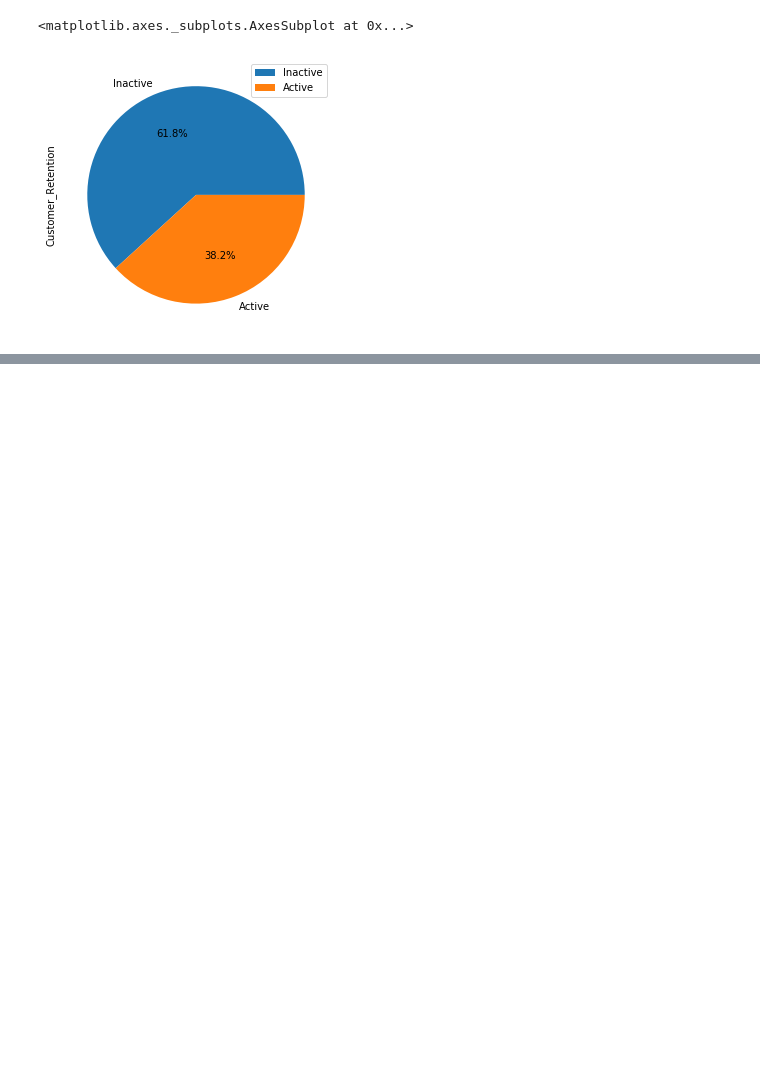
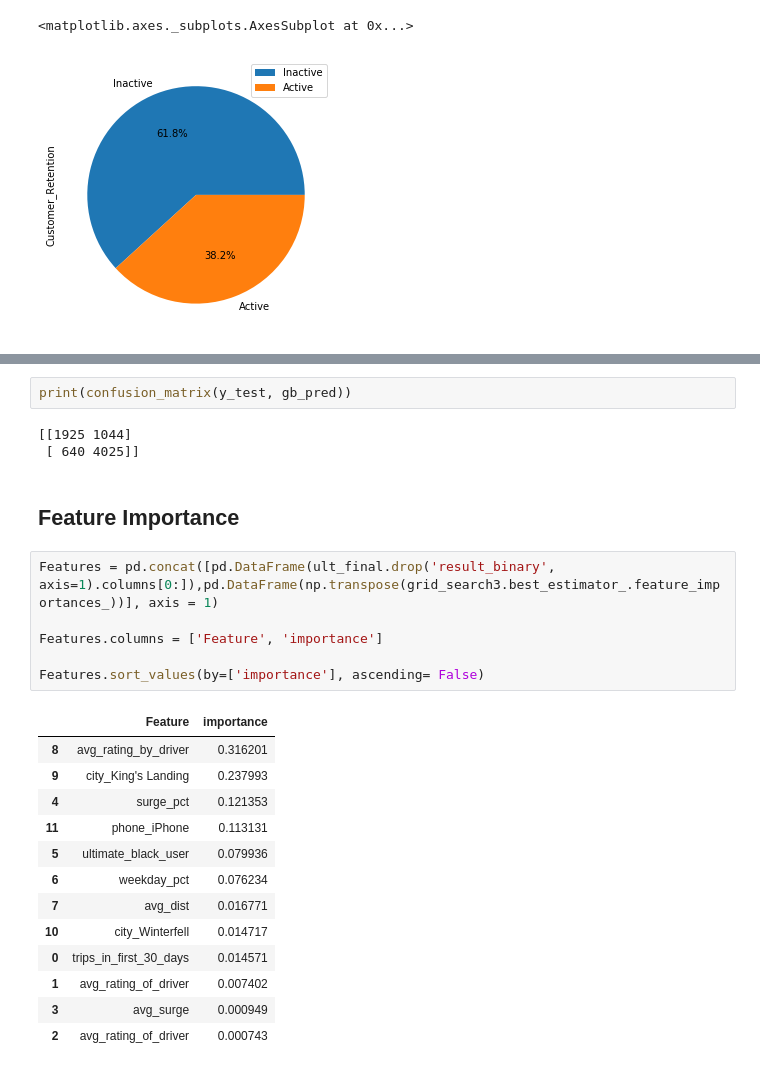
Before and after one commit to jel476/UltimateTechnologies-TakeHome, a Jupyter notebook: Code.ipynb, the cells around one changed output, grey strips where cells are left out. Cells and saved outputs as stored; diff of their text form; blank space fills up the shorter version.

```diff
--- a/Code.ipynb
+++ b/Code.ipynb
@@ -503,0 +592,27 @@ ult_final = pd.get_dummies(ult_final, drop_first=True)
+# %%
+print(confusion_matrix(y_test, gb_pred))
+# %% [output]
+[[1925 1044]
+ [ 640 4025]]
+# %% [markdown]
+## Feature Importance
+# %%
+Features = pd.concat([pd.DataFrame(ult_final.drop('result_binary', axis=1).columns[0:]),pd.DataFrame(np.transpose(grid_search3.best_estimator_.feature_importances_))], axis = 1)
+
+Features.columns = ['Feature', 'importance']
+
+Features.sort_values(by=['importance'], ascending= False)
+# %% [output]
+|  | Feature | importance |
+| 8 | avg_rating_by_driver | 0.316201 |
+| 9 | city_King's Landing | 0.237993 |
+| 4 | surge_pct | 0.121353 |
+| 11 | phone_iPhone | 0.113131 |
+| 5 | ultimate_black_user | 0.079936 |
+| 6 | weekday_pct | 0.076234 |
+| 7 | avg_dist | 0.016771 |
+| 10 | city_Winterfell | 0.014717 |
+| 0 | trips_in_first_30_days | 0.014571 |
+| 1 | avg_rating_of_driver | 0.007402 |
+| 3 | avg_surge | 0.000949 |
+| 2 | avg_rating_of_driver | 0.000743 |
```
Also changed, not shown: parts of 16 cells of this notebook.
